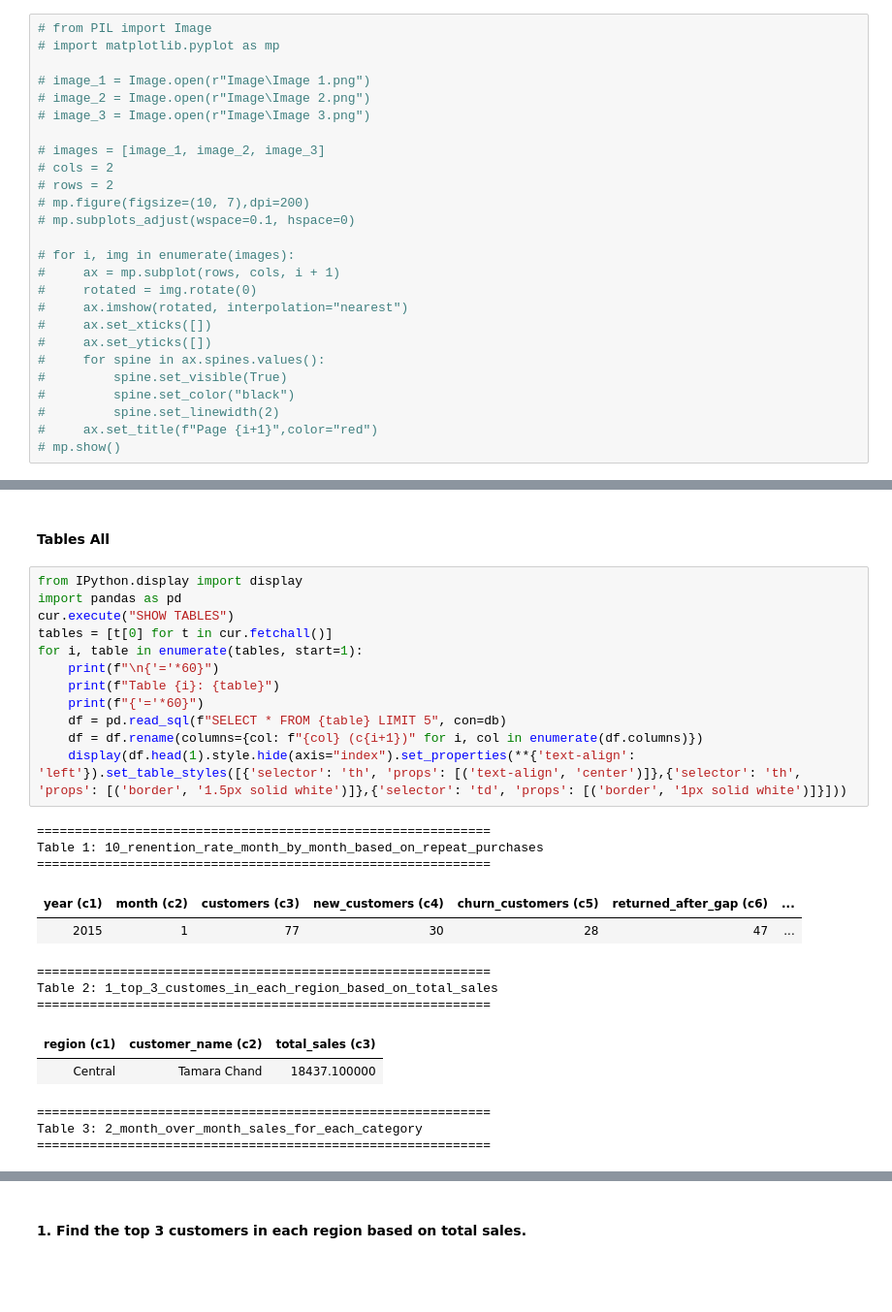
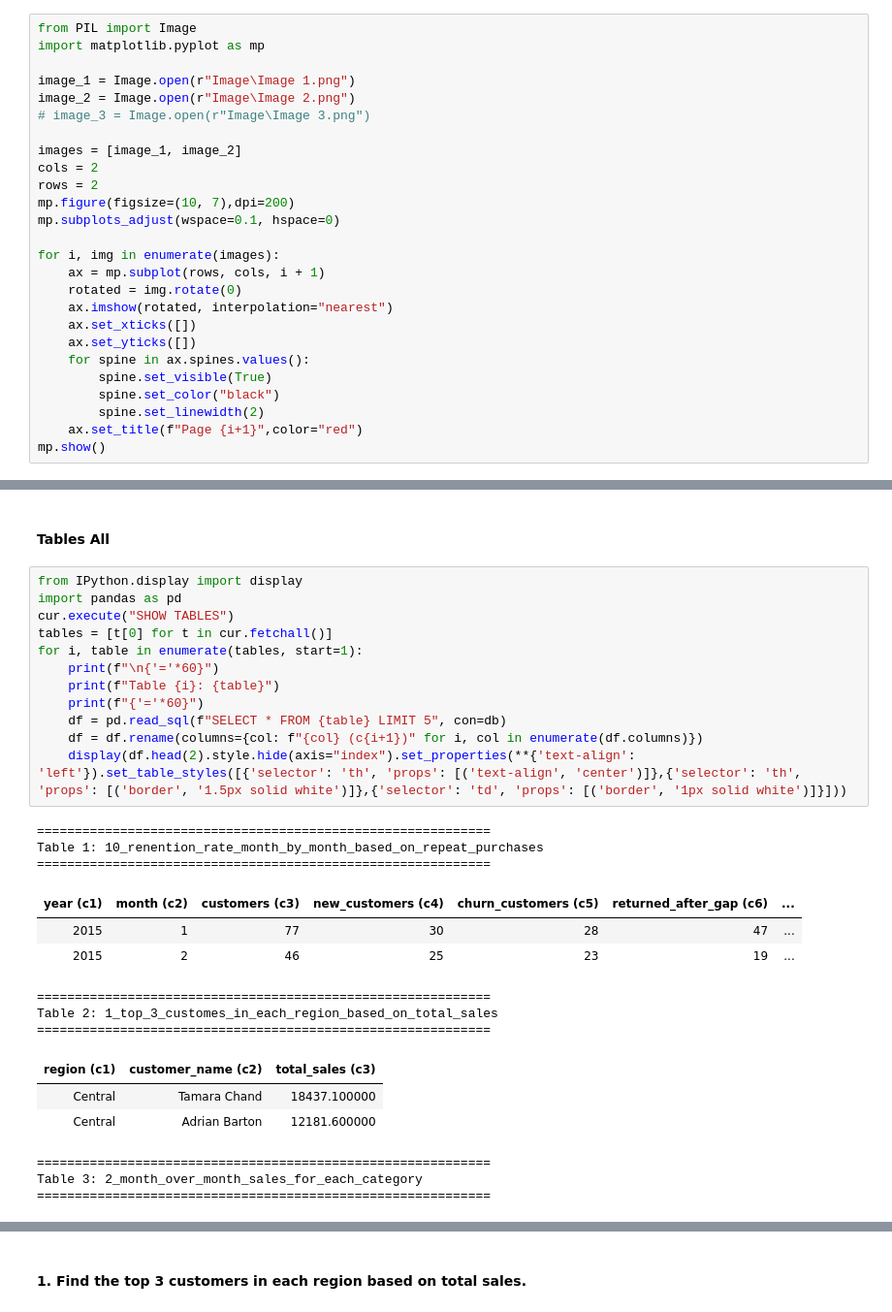
Before and after one commit to VishalShom07/Superstore_Sales, a Jupyter notebook: Data 1 - Main.ipynb, the cells around one changed output, grey strips where cells are left out. Shown at 97% size. Drawn from its saved outputs; the diff is of its cells as text; blank space fills up the shorter version.

```diff
--- a/Data 1 - Main.ipynb
+++ b/Data 1 - Main.ipynb
@@ -9,28 +9,28 @@ dbd="Superstore_Sales"
 # %% [markdown]
 #### Display
 # %%
-# from PIL import Image
-# import matplotlib.pyplot as mp
+from PIL import Image
+import matplotlib.pyplot as mp
 
-# image_1 = Image.open(r"Image\Image 1.png")
-# image_2 = Image.open(r"Image\Image 2.png")
+image_1 = Image.open(r"Image\Image 1.png")
+image_2 = Image.open(r"Image\Image 2.png")
 # image_3 = Image.open(r"Image\Image 3.png")
 
-# images = [image_1, image_2, image_3]
-# cols = 2
-# rows = 2
-# mp.figure(figsize=(10, 7),dpi=200)
-# mp.subplots_adjust(wspace=0.1, hspace=0)
+images = [image_1, image_2]
+cols = 2
+rows = 2
+mp.figure(figsize=(10, 7),dpi=200)
+mp.subplots_adjust(wspace=0.1, hspace=0)
 
-# for i, img in enumerate(images):
-#     ax = mp.subplot(rows, cols, i + 1)
-#     rotated = img.rotate(0)
-#     ax.imshow(rotated, interpolation="nearest")
-#     ax.set_xticks([])
-#     ax.set_yticks([])
-#     for spine in ax.spines.values():
-#         spine.set_visible(True)
-#         spine.set_color("black")
-#         spine.set_linewidth(2)
-#     ax.set_title(f"Page {i+1}",color="red")
-# mp.show()
+for i, img in enumerate(images):
+    ax = mp.subplot(rows, cols, i + 1)
+    rotated = img.rotate(0)
+    ax.imshow(rotated, interpolation="nearest")
+    ax.set_xticks([])
+    ax.set_yticks([])
+    for spine in ax.spines.values():
+        spine.set_visible(True)
+        spine.set_color("black")
+        spine.set_linewidth(2)
+    ax.set_title(f"Page {i+1}",color="red")
+mp.show()
@@ -129,26 +133,28 @@ except:pass
 # %%
 from IPython.display import display
 import pandas as pd
 cur.execute("SHOW TABLES")
 tables = [t[0] for t in cur.fetchall()]
 for i, table in enumerate(tables, start=1):
     print(f"\n{'='*60}")
     print(f"Table {i}: {table}")
     print(f"{'='*60}")
     df = pd.read_sql(f"SELECT * FROM {table} LIMIT 5", con=db)
     df = df.rename(columns={col: f"{col} (c{i+1})" for i, col in enumerate(df.columns)})
-    display(df.head(1).style.hide(axis="index").set_properties(**{'text-align': 'left'}).set_table_styles([{'selector': 'th', 'props': [('text-align', 'center')]},{'selector': 'th', 'props': [('border', '1.5px solid white')]},{'selector': 'td', 'props': [('border', '1px solid white')]}]))
+    display(df.head(2).style.hide(axis="index").set_properties(**{'text-align': 'left'}).set_table_styles([{'selector': 'th', 'props': [('text-align', 'center')]},{'selector': 'th', 'props': [('border', '1.5px solid white')]},{'selector': 'td', 'props': [('border', '1px solid white')]}]))
 # %% [output]
 ============================================================
 Table 1: 10_renention_rate_month_by_month_based_on_repeat_purchases
 ============================================================
 | year (c1) | month (c2) | customers (c3) | new_customers (c4) | churn_customers (c5) | returned_after_gap (c6) | ... |
 | 2015 | 1 | 77 | 30 | 28 | 47 | ... |
+| 2015 | 2 | 46 | 25 | 23 | 19 | ... |
 ============================================================
 Table 2: 1_top_3_customes_in_each_region_based_on_total_sales
 ============================================================
 | region (c1) | customer_name (c2) | total_sales (c3) |
 | Central | Tamara Chand | 18437.100000 |
+| Central | Adrian Barton | 12181.600000 |
 ============================================================
 Table 3: 2_month_over_month_sales_for_each_category
 ============================================================
```
Also changed, not shown: parts of 16 cells of this notebook, 17 other files.
